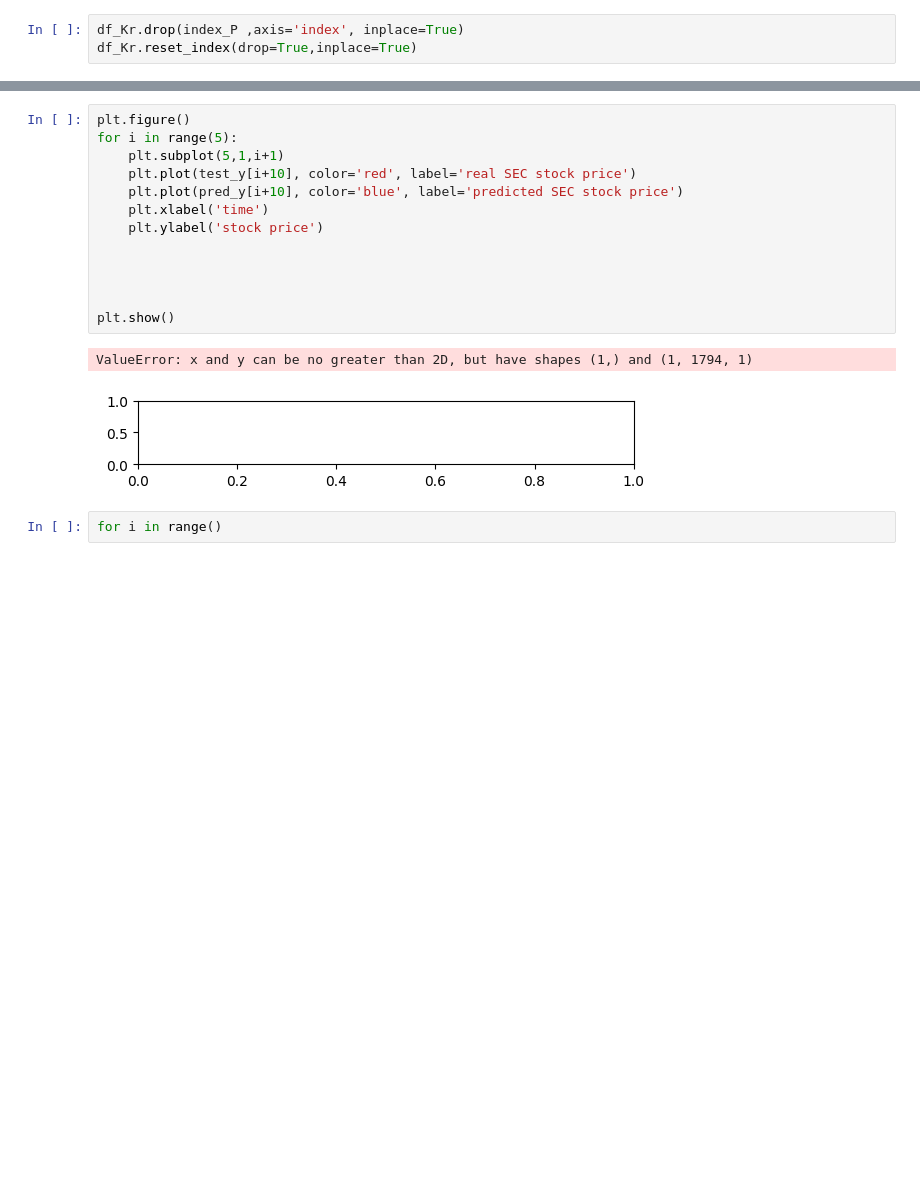
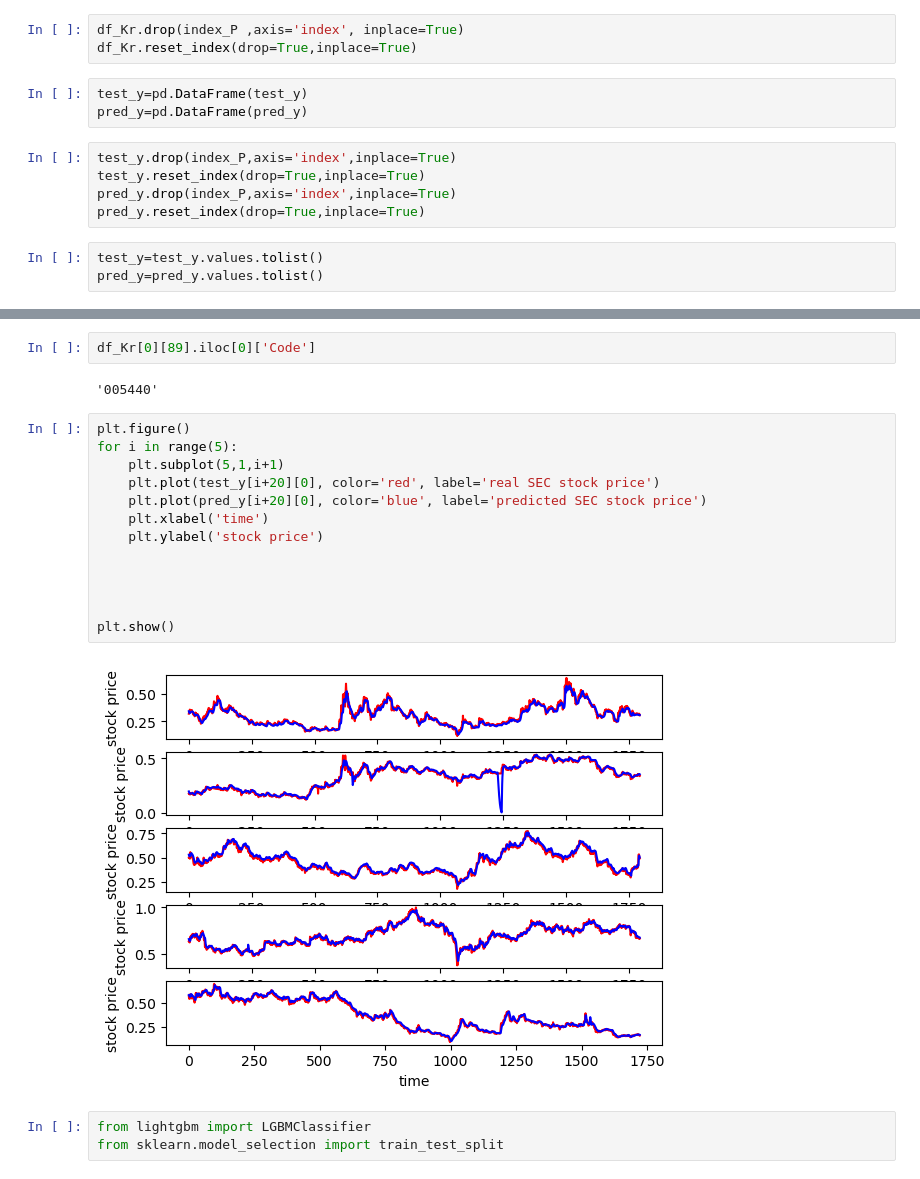
Before and after one commit to Hy-MDL/DB, a Jupyter notebook: Total_Kospi.ipynb, the cells around one changed output, grey strips where cells are left out. Drawn from its saved outputs; the diff is of its cells as text; blank space fills up the shorter version.

```diff
--- a/Total_Kospi.ipynb
+++ b/Total_Kospi.ipynb
@@ -785,4 +762,15 @@ Int64Index([  0,   3,   4,   5,   6,   7,   8,   9,  10,  12,  13,  14,  15,
 # %%
 df_Kr.drop(index_P ,axis='index', inplace=True)
 df_Kr.reset_index(drop=True,inplace=True)
+# %%
+test_y=pd.DataFrame(test_y)
+pred_y=pd.DataFrame(pred_y)
+# %%
+test_y.drop(index_P,axis='index',inplace=True)
+test_y.reset_index(drop=True,inplace=True)
+pred_y.drop(index_P,axis='index',inplace=True)
+pred_y.reset_index(drop=True,inplace=True)
+# %%
+test_y=test_y.values.tolist()
+pred_y=pred_y.values.tolist()
 # %%
@@ -804,18 +816,22 @@ plt.plot(pred_y[3], color='blue', label='predicted SEC stock price')
+# %%
+df_Kr[0][89].iloc[0]['Code']
+# %% [output]
+'005440'
 # %%
 plt.figure()
 for i in range(5):
     plt.subplot(5,1,i+1)
-    plt.plot(test_y[i+10], color='red', label='real SEC stock price')
-    plt.plot(pred_y[i+10], color='blue', label='predicted SEC stock price')
+    plt.plot(test_y[i+20][0], color='red', label='real SEC stock price')
+    plt.plot(pred_y[i+20][0], color='blue', label='predicted SEC stock price')
     plt.xlabel('time')
     plt.ylabel('stock price')
 
 
 
 
 plt.show()
 # %% [output]
-ValueError: x and y can be no greater than 2D, but have shapes (1,) and (1, 1794, 1)
-[figure, old version]
+[figure, new version]
-# %%
-for i in range()
+# %%
+from lightgbm import LGBMClassifier
+from sklearn.model_selection import train_test_split
```
Also changed, not shown: parts of 32 cells of this notebook, 6 other files.
